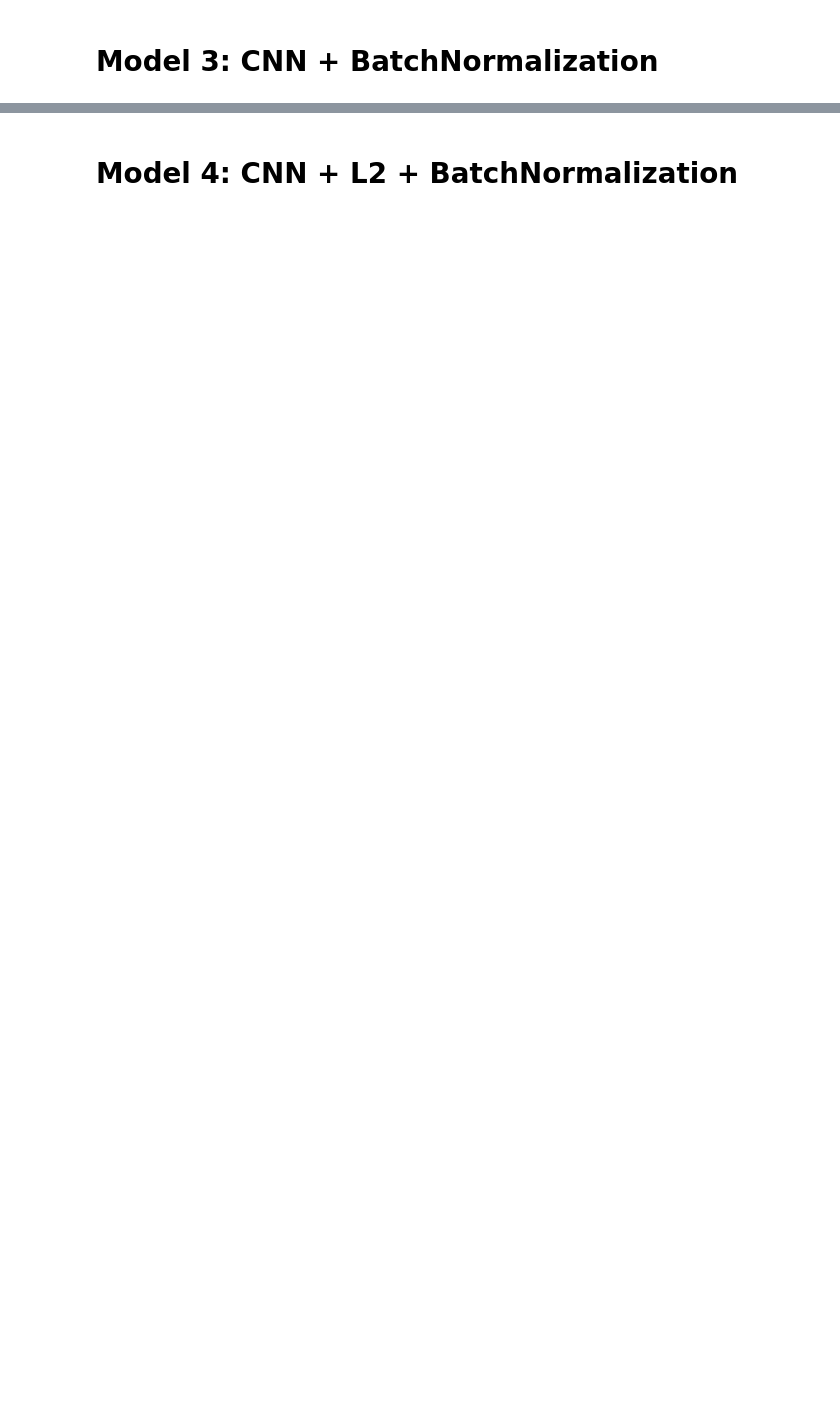
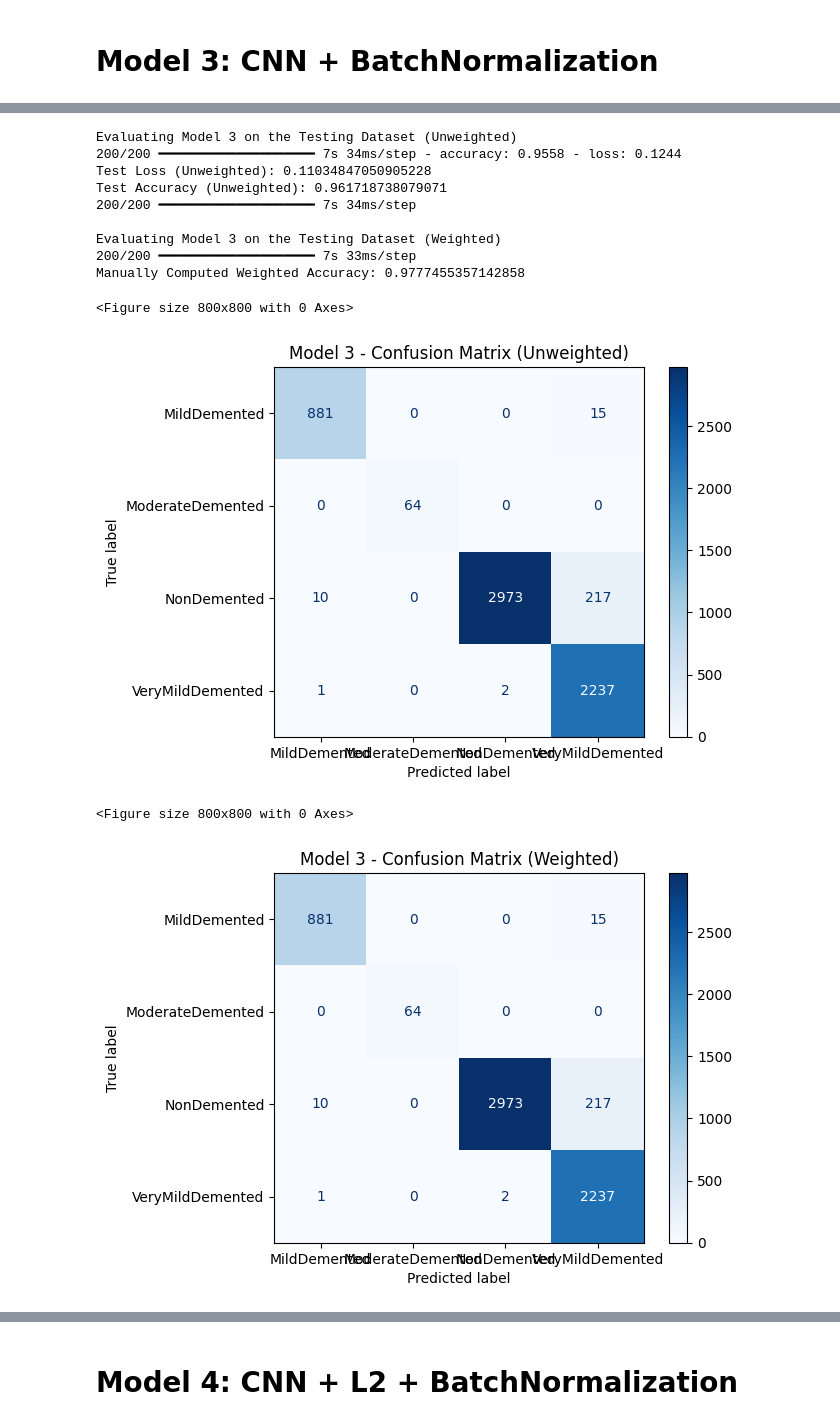
Before and after one commit to fleursomnium/Alzheimers-CNN, a Jupyter notebook: Gab's/Version_5.ipynb, the cells around one changed output, grey strips where cells are left out. Drawn from its saved outputs; the diff is of its cells as text; code cells hidden in the pictures; blank space fills up the shorter version.

```diff
--- a/Gab's/Version_5.ipynb
+++ b/Gab's/Version_5.ipynb
@@ -697,26 +760,20 @@ print(f"Test Accuracy (Unweighted): {test_accuracy_unweighted_3}")
 predictions_unweighted_3 = model_3.predict(test_images)
 predicted_classes_unweighted_3 = np.argmax(predictions_unweighted_3, axis=1)
 
-# --- Weighted Evaluation ---
+# --- Weighted Evaluation (Manual Calculation) ---
 print("\nEvaluating Model 3 on the Testing Dataset (Weighted)")
 
 # Compute sample weights for the testing dataset
 test_labels = test_images.classes
 sample_weights_3 = compute_sample_weight(class_weight='balanced', y=test_labels)
 
-# Evaluate using sample weights
-test_loss_weighted_3, test_accuracy_weighted_3 = model_3.evaluate(
-    test_images,
-    sample_weight=sample_weights_3,
-    steps=len(test_images),
-    verbose=1
-)
-print(f"Test Loss (Weighted): {test_loss_weighted_3}")
-print(f"Test Accuracy (Weighted): {test_accuracy_weighted_3}")
-
 # Generate predictions for weighted metrics
 predictions_weighted_3 = model_3.predict(test_images)
 predicted_classes_weighted_3 = np.argmax(predictions_weighted_3, axis=1)
+
+# Manually calculate weighted accuracy
+accuracy_weighted_3 = np.sum((predicted_classes_weighted_3 == test_labels) * sample_weights_3) / np.sum(sample_weights_3)
+print(f"Manually Computed Weighted Accuracy: {accuracy_weighted_3}")
 
 # --- Confusion Matrix (Unweighted) ---
 cm_unweighted_3 = confusion_matrix(test_images.classes, predicted_classes_unweighted_3)
@@ -763,39 +820,53 @@ evaluation_metrics['Model 3 (Unweighted)'] = {
 }
 
 evaluation_metrics['Model 3 (Weighted)'] = {
-    'accuracy': test_accuracy_weighted_3,
+    'accuracy': accuracy_weighted_3,
     'classification_report': report_weighted_3,
     'confusion_matrix': cm_weighted_3,
     'history': history_3.history
 }
 
 # --- Compare Metrics ---
 print("\nComparison of Weighted vs Unweighted Metrics for Model 3")
 print(f"Unweighted Accuracy: {test_accuracy_unweighted_3}")
-print(f"Weighted Accuracy: {test_accuracy_weighted_3}")
+print(f"Weighted Accuracy: {accuracy_weighted_3}")
 
 # --- Plot Training Accuracy and Loss ---
 plt.plot(history_3.history['accuracy'])
 plt.plot(history_3.history['val_accuracy'])
 plt.title('Model 3 Accuracy (Training)')
 plt.ylabel('Accuracy')
 plt.xlabel('Epoch')
 plt.legend(['Train', 'Validation'], loc='upper left')
 plt.show()
 
 plt.plot(history_3.history['loss'])
 plt.plot(history_3.history['val_loss'])
 plt.title('Model 3 Loss (Training)')
 plt.ylabel('Loss')
 plt.xlabel('Epoch')
 plt.legend(['Train', 'Validation'], loc='upper left')
 plt.show()
 
 # --- Plot Accuracy Comparison ---
 plt.figure(figsize=(10, 6))
-plt.bar(['Unweighted', 'Weighted'], [test_accuracy_unweighted_3, test_accuracy_weighted_3], color=['skyblue', 'orange'])
+plt.bar(['Unweighted', 'Weighted'], [test_accuracy_unweighted_3, accuracy_weighted_3], color=['skyblue', 'orange'])
 plt.title("Comparison of Unweighted vs Weighted Test Accuracy for Model 3")
 plt.ylabel("Accuracy")
 plt.xlabel("Evaluation Type")
 plt.ylim(0, 1)
 plt.show()
+# %% [output]
+Evaluating Model 3 on the Testing Dataset (Unweighted)
+200/200 ━━━━━━━━━━━━━━━━━━━━ 7s 34ms/step - accuracy: 0.9558 - loss: 0.1244
+Test Loss (Unweighted): 0.11034847050905228
+Test Accuracy (Unweighted): 0.961718738079071
+200/200 ━━━━━━━━━━━━━━━━━━━━ 7s 34ms/step
+
+Evaluating Model 3 on the Testing Dataset (Weighted)
+200/200 ━━━━━━━━━━━━━━━━━━━━ 7s 33ms/step
+Manually Computed Weighted Accuracy: 0.9777455357142858
+<Figure size 800x800 with 0 Axes>
+[figure, added]
+<Figure size 800x800 with 0 Axes>
+[figure, added]
```
Also changed, not shown: parts of 28 cells of this notebook.
